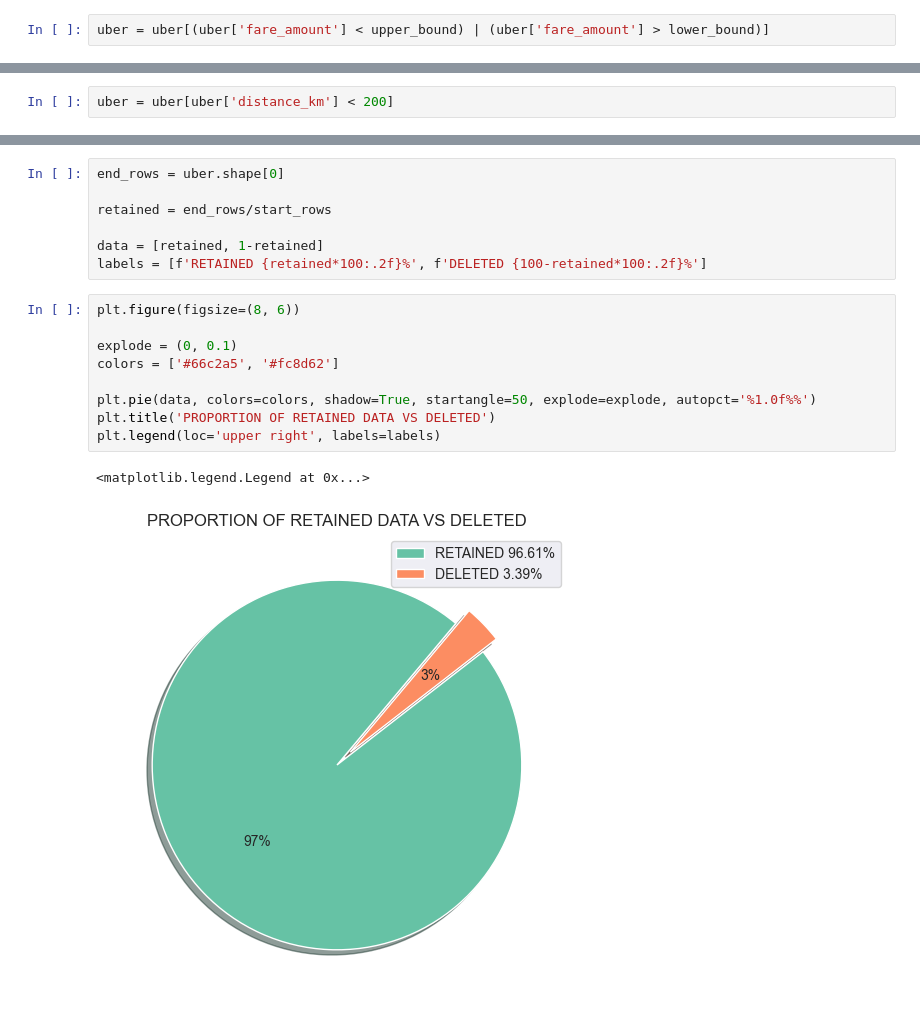
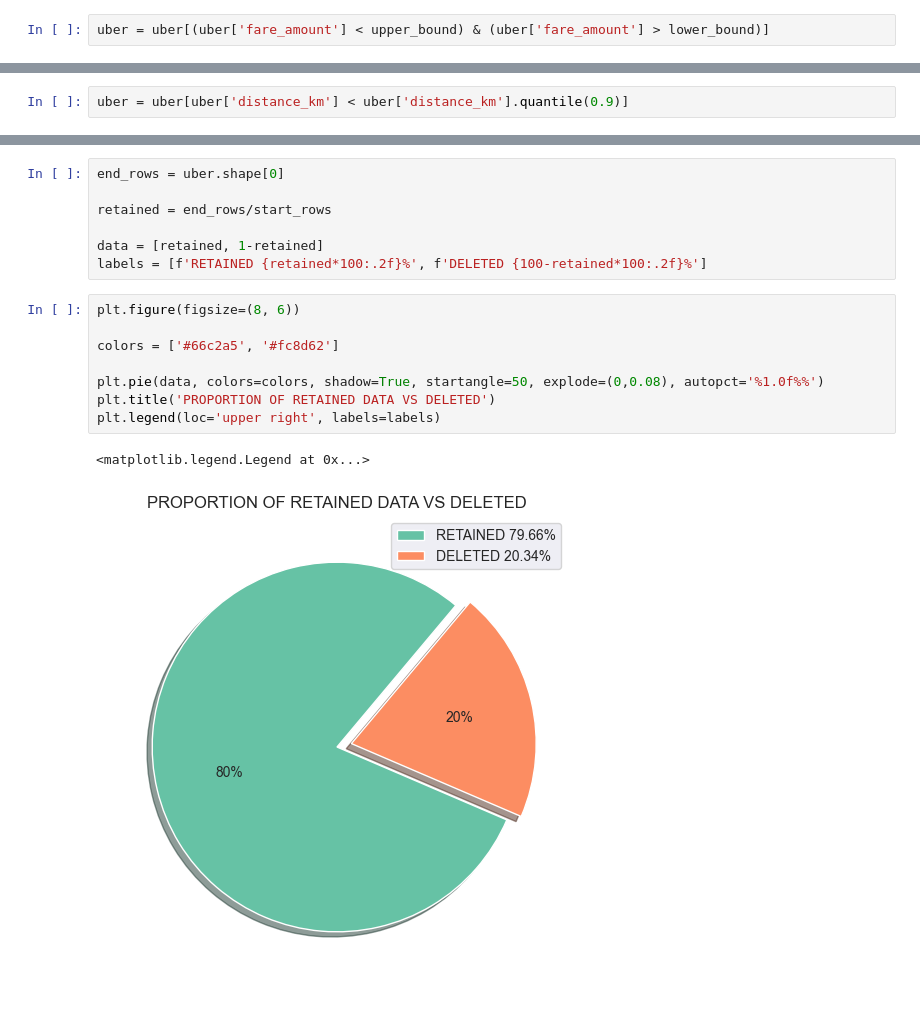
Before and after one commit to SafoanMiah/uber_models, a Jupyter notebook: notebooks/data_cleaning.ipynb, the cells around one changed output, grey strips where cells are left out. Drawn from its saved outputs; the diff is of its cells as text.

Commit message:
data_analysis up to time series analysis

```diff
--- a/notebooks/data_cleaning.ipynb
+++ b/notebooks/data_cleaning.ipynb
@@ -190,7 +200,7 @@ print(f'Removed: {changed / total * 100:f}%')
 # %% [output]
 Removed: 0.755268%
 # %%
-uber = uber[(uber['fare_amount'] < upper_bound) | (uber['fare_amount'] > lower_bound)]
+uber = uber[(uber['fare_amount'] < upper_bound) & (uber['fare_amount'] > lower_bound)]
 # %% [markdown]
 ---
 # %% [markdown]
@@ -263,5 +281,5 @@ To mend this I'll put a hard limit of 100km as an upperound.
 # %%
-uber = uber[uber['distance_km'] < 200]
+uber = uber[uber['distance_km'] < uber['distance_km'].quantile(0.9)]
 # %%
 uber['distance_km'].describe()
 # %% [output]
@@ -295,12 +313,11 @@ labels = [f'RETAINED {retained*100:.2f}%', f'DELETED {100-retained*100:.2f}%']
 # %%
 plt.figure(figsize=(8, 6))
 
-explode = (0, 0.1)
 colors = ['#66c2a5', '#fc8d62']
 
-plt.pie(data, colors=colors, shadow=True, startangle=50, explode=explode, autopct='%1.0f%%')
+plt.pie(data, colors=colors, shadow=True, startangle=50, explode=(0,0.08), autopct='%1.0f%%')
 plt.title('PROPORTION OF RETAINED DATA VS DELETED')
 plt.legend(loc='upper right', labels=labels)
 # %% [output]
 <matplotlib.legend.Legend at 0x...>
-[figure, old version]
+[figure, new version]
```
Also changed, not shown: parts of 9 cells of this notebook, 2 other files.
